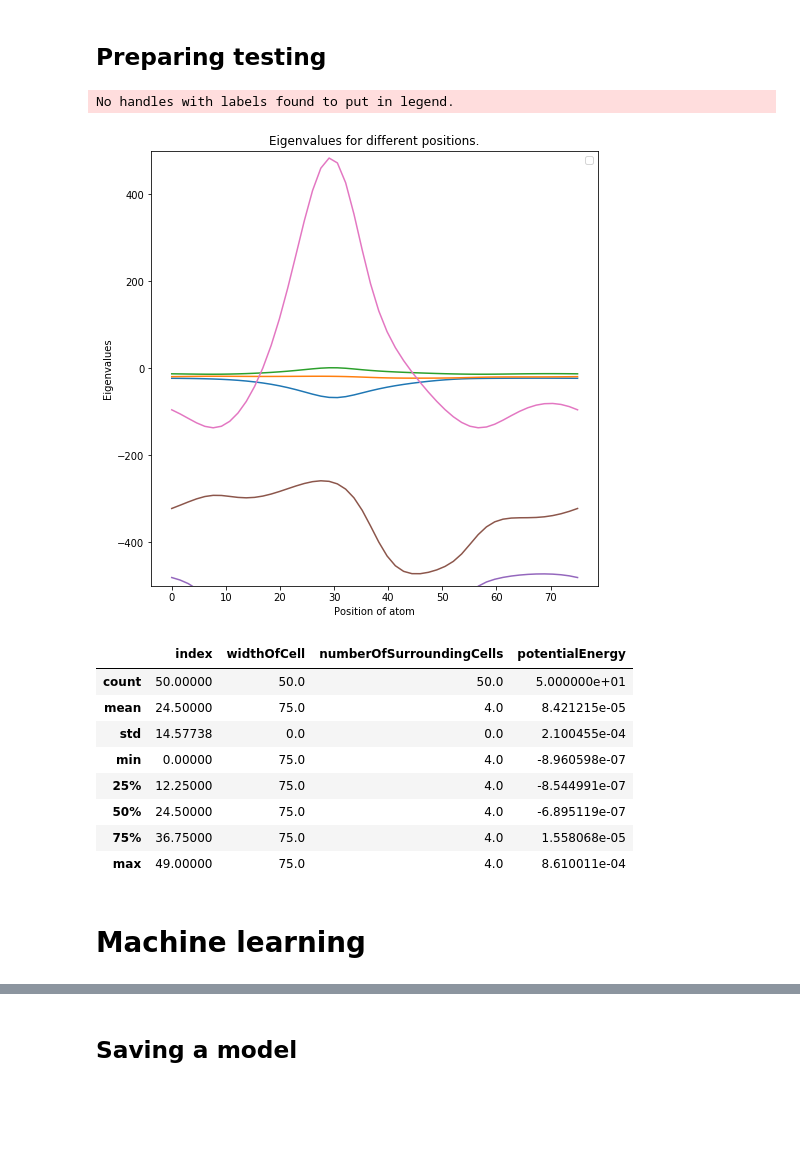
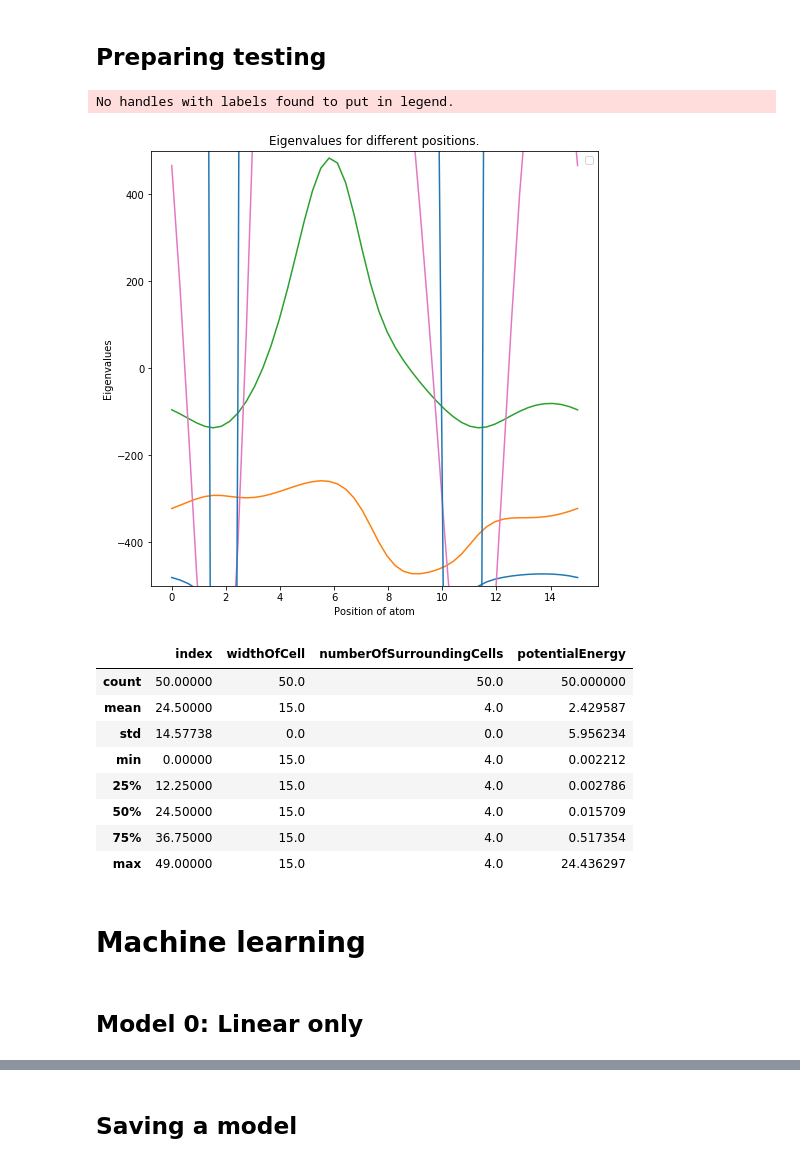
Before and after one commit to TimHeiszwolf/Quantum_energy_ML, a Jupyter notebook: MachineLearning.ipynb, the cells around one changed output, grey strips where cells are left out. Cells and saved outputs as stored; diff of their text form; code cells hidden in the pictures; blank space fills up the shorter version.

```diff
--- a/MachineLearning.ipynb
+++ b/MachineLearning.ipynb
@@ -131,17 +150,15 @@ def makeNetwork(inputSize, settings, learningRate, lossFunction='MAE', kernalIni
 # %% [markdown]
 # Getting data
 # %%
-filename = 'combinedDataR500M1M2Prepared'#'combinedDataPrepared'
-inputSize = 8
-orderOfMatrix = False# Make a list if you want to do the calculations yourself and make a other type of you want to import it
+filename = 'databaseFilter_0.7_196_1-50_100kPrepared_M2M3M4'#'OLDcombinedDataR100M2M3M4Prepared'#'combinedDataPrepared'
+inputSize = 12
+orderOfMatrix = [-2, -3, -4]# Make a list if you want to do the calculations yourself and make a other type of you want to import it
 
-if (type(orderOfMatrix) == list):
-    dataRaw = pd.read_json(filename + '.json', orient='columns')
-    dataRaw['particleCoordinates'] = dataRaw['particleCoordinates'].apply(np.array)
-    data = prepareDatabseForMachineLearningMultiprocessing(dataRaw, orderOfMatrix, filename + 'Prepared', amountOfCores)
-    #data['eigenvalues'] = data['eigenvalues'].apply(np.transpose)
-else:
-    data = pd.read_json(filename + '.json', orient='columns')
-    data['particleCoordinates'] = data['particleCoordinates'].apply(np.array)
-    #data['eigenvalues'] = data['eigenvalues'].apply(np.transpose)
-    #data['eigenvalues'] = data['eigenvalues'].apply(list)
+
+data = pd.read_json(filename + '.json', orient='columns')
+data['particleCoordinates'] = data['particleCoordinates'].apply(np.array)
+#data['eigenvalues'] = data['eigenvalues'].apply(np.transpose)
+#data['eigenvalues'] = data['eigenvalues'].apply(list)
+
+offset = 0#min(data['potentialEnergy'])
+print(offset)
@@ -217,54 +268,55 @@ validationInput = [[inputData], [targetData]]
 ## Preparing testing
 # %%
 #"""
-widthOfCell = 5*15.0
+widthOfCell = 15.0
 numberOfSurroundingCells = 4
-R0 = 500
-orderOfMatrix = [-1, -2]
+R0 = 100
 x = np.linspace(0, 1, 50)
 
 testData = {'particleCoordinates': [],'widthOfCell':[] , 'numberOfSurroundingCells': [], 'potentialEnergy':[]}# Initialy use a dictionary because it's easier to append to than a dataframe.
 for i in x:
     particles = [np.array([0.3, 0.5]), np.array([0.9, 0.9]), np.array([0.6, 0.4]), np.array([0.5, i])]
     #particles = [np.array([0.3, 0.5]), np.array([0.3, 0.4]), np.array([0.6, 0.4]), np.array([0.5, i])]
     particles = [widthOfCell * coordinate for coordinate in particles]
     otherSpace = generateSpace(particles, numberOfSurroundingCells, widthOfCell)# Generate the other space.
     testData['particleCoordinates'].append(particles)
     testData['widthOfCell'].append(widthOfCell)
     testData['numberOfSurroundingCells'].append(numberOfSurroundingCells)
     testData['potentialEnergy'].append(potentialEnergy(otherSpace, particles, potentialEnergyPerTrio) - offset)# Calculate the potential energy and save it to the data dictonairy.
 
 x = widthOfCell * x
 testData = prepareDatabseForMachineLearning(pd.DataFrame(testData), orderOfMatrix, R0, giveUpdates = False)
 
 #for i in range(len(x)):
 #    print(testData['eigenvalues'][i])
 
 fig, ax1 = plt.subplots(figsize=(8, 8))
 ax1.plot(list(x), [testData['eigenvalues'][i] for i in range(len(testData['eigenvalues']))])
 ax1.legend()
 ax1.set_ylim(-500, 500)
 ax1.set_xlabel('Position of atom')
 ax1.set_ylabel('Eigenvalues')
 ax1.set_title('Eigenvalues for different positions.')
 plt.show()
 
 testData.head()
 testData.describe()
 #"""
 # %% [output]
 No handles with labels found to put in legend.
-[figure, old version]
+[figure, new version]
 |  | index | widthOfCell | numberOfSurroundingCells | potentialEnergy |
-| count | 50.00000 | 50.0 | 50.0 | 5.000000e+01 |
-| mean | 24.50000 | 75.0 | 4.0 | 8.421215e-05 |
-| std | 14.57738 | 0.0 | 0.0 | 2.100455e-04 |
-| min | 0.00000 | 75.0 | 4.0 | -8.960598e-07 |
-| 25% | 12.25000 | 75.0 | 4.0 | -8.544991e-07 |
-| 50% | 24.50000 | 75.0 | 4.0 | -6.895119e-07 |
-| 75% | 36.75000 | 75.0 | 4.0 | 1.558068e-05 |
-| max | 49.00000 | 75.0 | 4.0 | 8.610011e-04 |
+| count | 50.00000 | 50.0 | 50.0 | 50.000000 |
+| mean | 24.50000 | 15.0 | 4.0 | 2.429587 |
+| std | 14.57738 | 0.0 | 0.0 | 5.956234 |
+| min | 0.00000 | 15.0 | 4.0 | 0.002212 |
+| 25% | 12.25000 | 15.0 | 4.0 | 0.002786 |
+| 50% | 24.50000 | 15.0 | 4.0 | 0.015709 |
+| 75% | 36.75000 | 15.0 | 4.0 | 0.517354 |
+| max | 49.00000 | 15.0 | 4.0 | 24.436297 |
 # %% [markdown]
 # Machine learning
 # %%
 models = []
+# %% [markdown]
+## Model 0: Linear only
```
Also changed, not shown: parts of 69 cells of this notebook, 9 other files.
